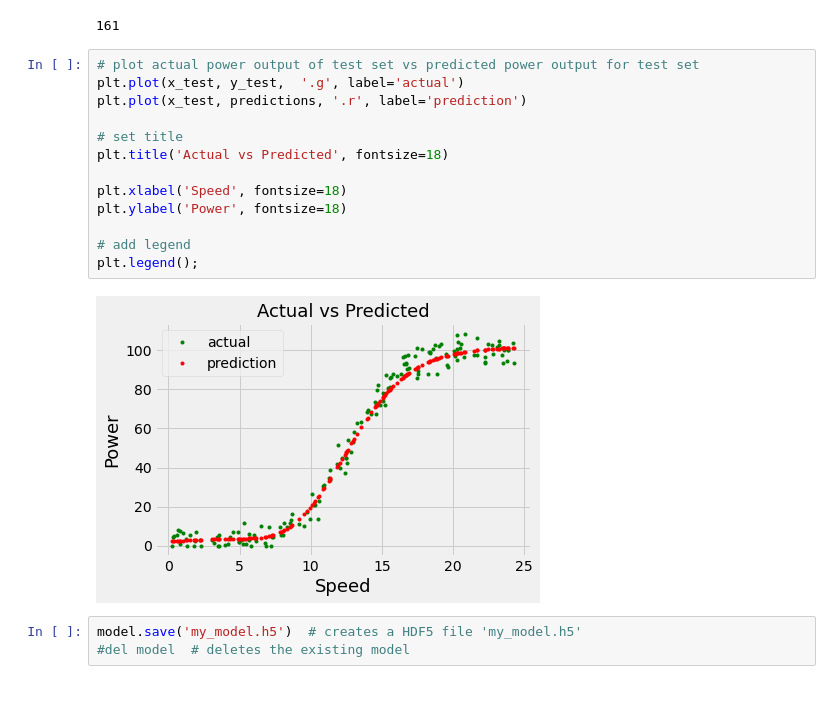
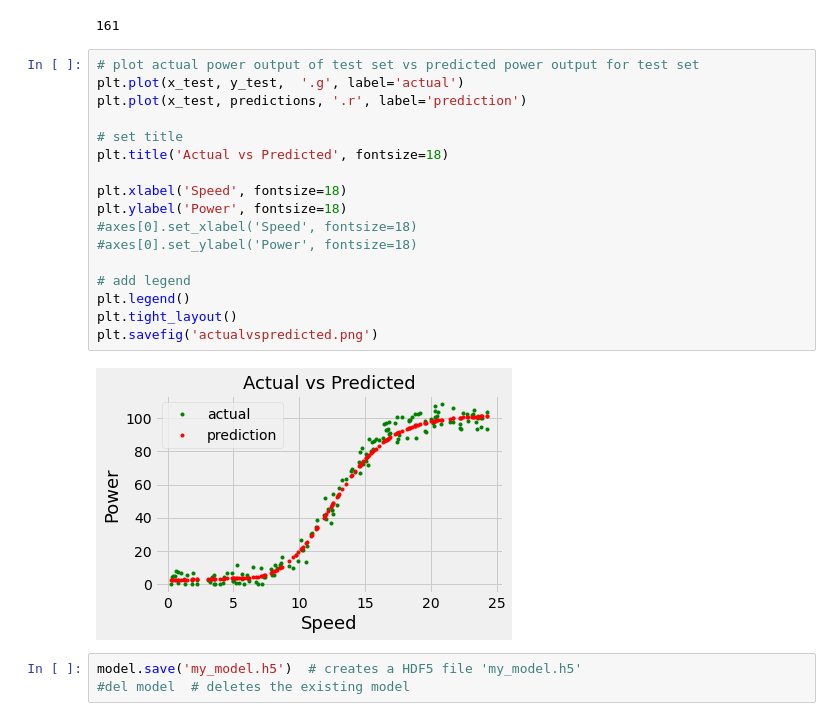
Before and after one commit to eoinlees/MLandS-project-2020, a Jupyter notebook: Project-2020.ipynb, the cells around one changed output. Cells and saved outputs as stored; diff of their text form; blank space fills up the shorter version.

```diff
--- a/Project-2020.ipynb
+++ b/Project-2020.ipynb
@@ -724,18 +724,22 @@ predictions.size
 # %%
 # plot actual power output of test set vs predicted power output for test set
 plt.plot(x_test, y_test,  '.g', label='actual')
 plt.plot(x_test, predictions, '.r', label='prediction')
 
 # set title
 plt.title('Actual vs Predicted', fontsize=18)
 
 plt.xlabel('Speed', fontsize=18)
 plt.ylabel('Power', fontsize=18)
+#axes[0].set_xlabel('Speed', fontsize=18)
+#axes[0].set_ylabel('Power', fontsize=18)
 
 # add legend
-plt.legend();
+plt.legend()
+plt.tight_layout()
+plt.savefig('actualvspredicted.png')
 # %% [output]
-[figure, old version]
+[figure, new version]
 # %%
 model.save('my_model.h5')  # creates a HDF5 file 'my_model.h5'
 #del model  # deletes the existing model
```
Also changed, not shown: 4 other files.
